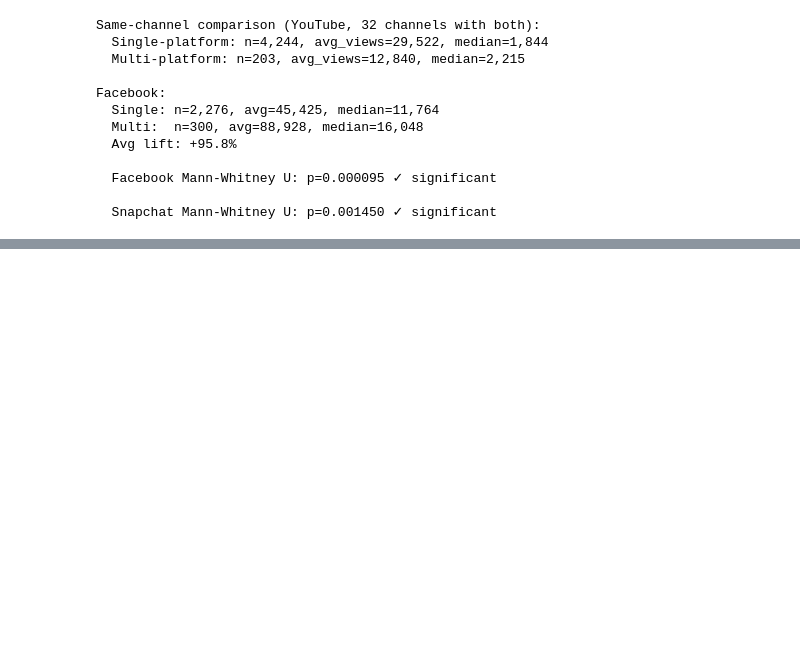
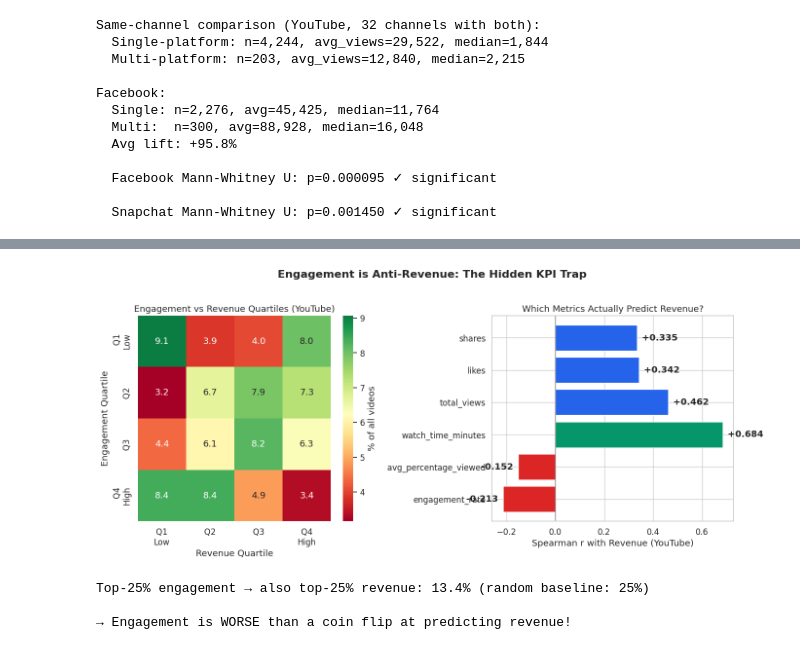
Before and after one commit to Vosatorp/thesoul-test, a Jupyter notebook: thesoul_analysis.ipynb, the cells around one changed output, grey strips where cells are left out. Saved outputs shown, nothing was run; the diff lists cells and outputs as text; code cells hidden in the pictures; blank space fills up the shorter version.

```diff
--- a/thesoul_analysis.ipynb
+++ b/thesoul_analysis.ipynb
@@ -668,0 +880,58 @@ Facebook:
+# %%
+# Confusion matrix: engagement quartile vs revenue quartile (YouTube)
+yt_q = df1[df1['platform'] == 'YouTube'].copy()
+yt_q['eng_q'] = pd.qcut(yt_q['engagement_rate'].rank(method='first'), 4,
+                         labels=['Q1\nLow', 'Q2', 'Q3', 'Q4\nHigh'])
+yt_q['rev_q'] = pd.qcut(yt_q['revenue_proxy'].rank(method='first'), 4,
+                         labels=['Q1\nLow', 'Q2', 'Q3', 'Q4\nHigh'])
+
+confusion = pd.crosstab(yt_q['eng_q'], yt_q['rev_q'], normalize='all') * 100
+
+fig, axes = plt.subplots(1, 2, figsize=(14, 6))
+
+# Heatmap
+sns.heatmap(confusion, annot=True, fmt='.1f', cmap='RdYlGn', center=6.25,
+            ax=axes[0], cbar_kws={'label': '% of all videos'})
+axes[0].set_title('Engagement vs Revenue Quartiles (YouTube)')
+axes[0].set_xlabel('Revenue Quartile')
+axes[0].set_ylabel('Engagement Quartile')
+
+# Correlation comparison bar chart
+yt_eng = df1[(df1['platform'] == 'YouTube') & (df1['total_views'] > 100)].copy()
+metrics_corr = {}
+for col in ['engagement_rate', 'avg_percentage_viewed', 'watch_time_minutes',
+            'total_views', 'likes', 'shares']:
+    valid = yt_eng[[col, 'revenue_proxy']].dropna()
+    if col != 'engagement_rate':
+        valid = valid[valid[col] > 0]
+    if len(valid) > 30:
+        r, _ = stats.spearmanr(valid[col], valid['revenue_proxy'])
+        metrics_corr[col] = r
+
+labels = list(metrics_corr.keys())
+values = list(metrics_corr.values())
+colors = ['#dc2626' if v < 0 else '#059669' if v > 0.5 else '#2563eb' for v in values]
+
+bars = axes[1].barh(labels, values, color=colors, edgecolor='white')
+axes[1].set_xlabel('Spearman r with Revenue (YouTube)')
+axes[1].set_title('Which Metrics Actually Predict Revenue?')
+axes[1].axvline(x=0, color='gray', linewidth=1)
+
+for bar, val in zip(bars, values):
+    x_pos = val + 0.02 if val >= 0 else val - 0.02
+    axes[1].text(x_pos, bar.get_y() + bar.get_height()/2, f'{val:+.3f}',
+                 va='center', ha='left' if val >= 0 else 'right', fontweight='bold')
+
+plt.suptitle('Engagement is Anti-Revenue: The Hidden KPI Trap', fontsize=16, fontweight='bold', y=1.02)
+plt.tight_layout()
+plt.show()
+
+top_eng = yt_q[yt_q['eng_q'] == 'Q4\nHigh']
+top_eng_top_rev = len(top_eng[top_eng['rev_q'] == 'Q4\nHigh']) / len(top_eng) * 100
+print(f"Top-25% engagement → also top-25% revenue: {top_eng_top_rev:.1f}% (random baseline: 25%)")
+print(f"\n→ Engagement is WORSE than a coin flip at predicting revenue!")
+# %% [output]
+[figure, added]
+Top-25% engagement → also top-25% revenue: 13.4% (random baseline: 25%)
+
+→ Engagement is WORSE than a coin flip at predicting revenue!
```
Also changed, not shown: parts of 27 cells of this notebook, 5 other files.
